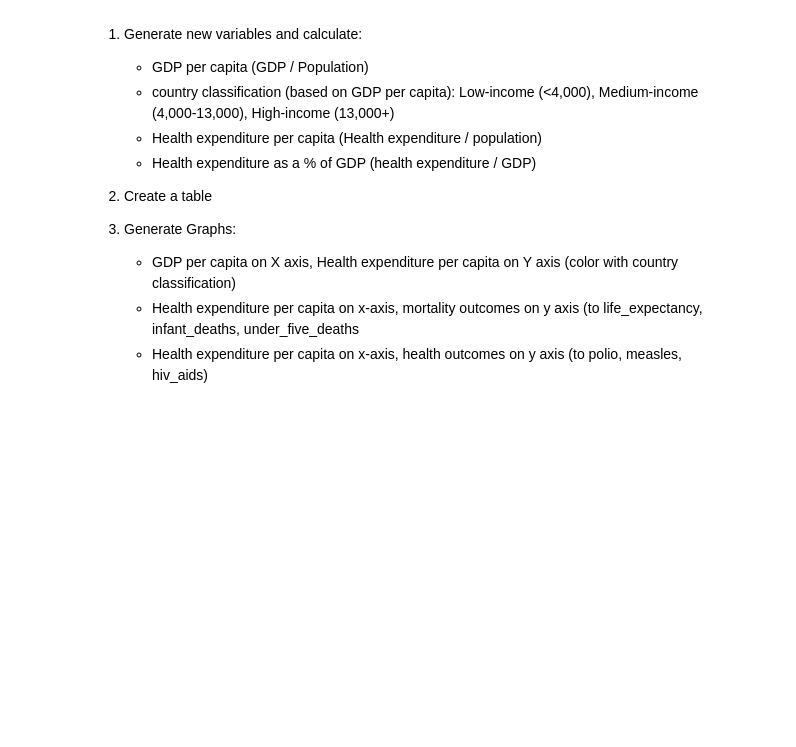
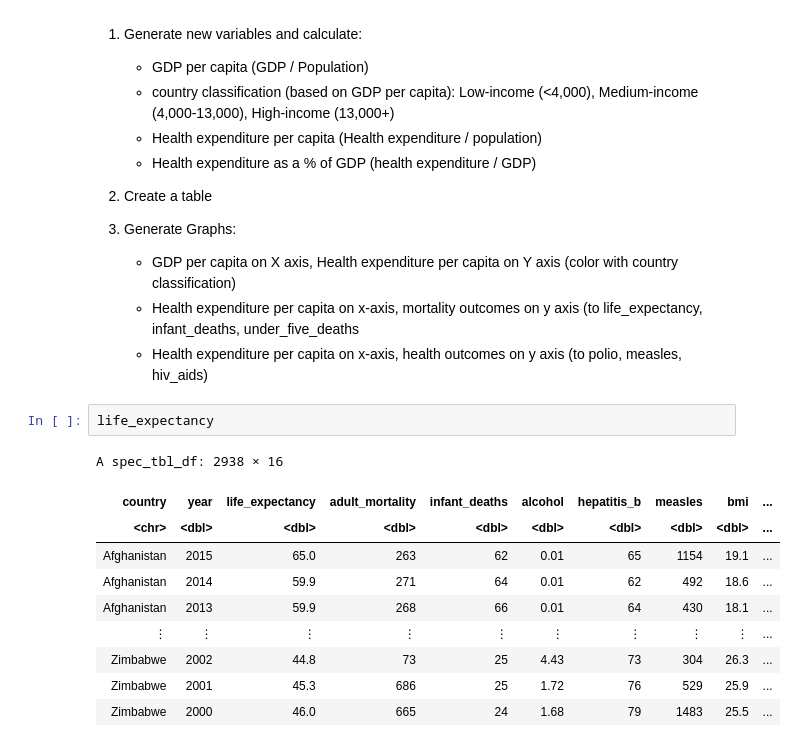
Before and after one commit to jycxu99/group_27_project, a Jupyter notebook: project_proposal.ipynb, the cells around one changed output. Drawn from its saved outputs; the diff is of its cells as text; blank space fills up the shorter version.

```diff
--- a/project_proposal.ipynb
+++ b/project_proposal.ipynb
@@ -63,3 +77,16 @@ cols(
     - GDP per capita on X axis, Health expenditure per capita on Y axis (color with country classification)
     - Health expenditure per capita on x-axis, mortality outcomes on y axis (to life_expectancy, infant_deaths, under_five_deaths
     - Health expenditure per capita on x-axis, health outcomes on y axis (to polio, measles, hiv_aids)
+# %%
+life_expectancy
+# %% [output]
+A spec_tbl_df: 2938 × 16
+| country | year | life_expectancy | adult_mortality | infant_deaths | alcohol | hepatitis_b | measles | bmi | ... |
+| <chr> | <dbl> | <dbl> | <dbl> | <dbl> | <dbl> | <dbl> | <dbl> | <dbl> | ... |
+| Afghanistan | 2015 | 65.0 | 263 | 62 | 0.01 | 65 | 1154 | 19.1 | ... |
+| Afghanistan | 2014 | 59.9 | 271 | 64 | 0.01 | 62 | 492 | 18.6 | ... |
+| Afghanistan | 2013 | 59.9 | 268 | 66 | 0.01 | 64 | 430 | 18.1 | ... |
+| ⋮ | ⋮ | ⋮ | ⋮ | ⋮ | ⋮ | ⋮ | ⋮ | ⋮ | ... |
+| Zimbabwe | 2002 | 44.8 | 73 | 25 | 4.43 | 73 | 304 | 26.3 | ... |
+| Zimbabwe | 2001 | 45.3 | 686 | 25 | 1.72 | 76 | 529 | 25.9 | ... |
+| Zimbabwe | 2000 | 46.0 | 665 | 24 | 1.68 | 79 | 1483 | 25.5 | ... |
```
Also changed, not shown: parts of 5 cells of this notebook.
